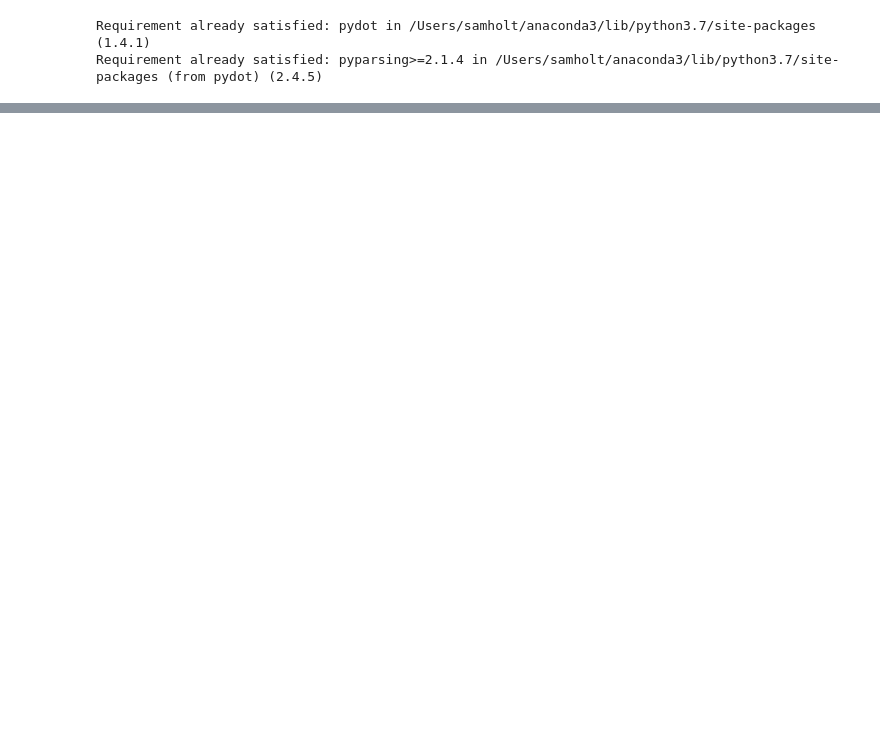
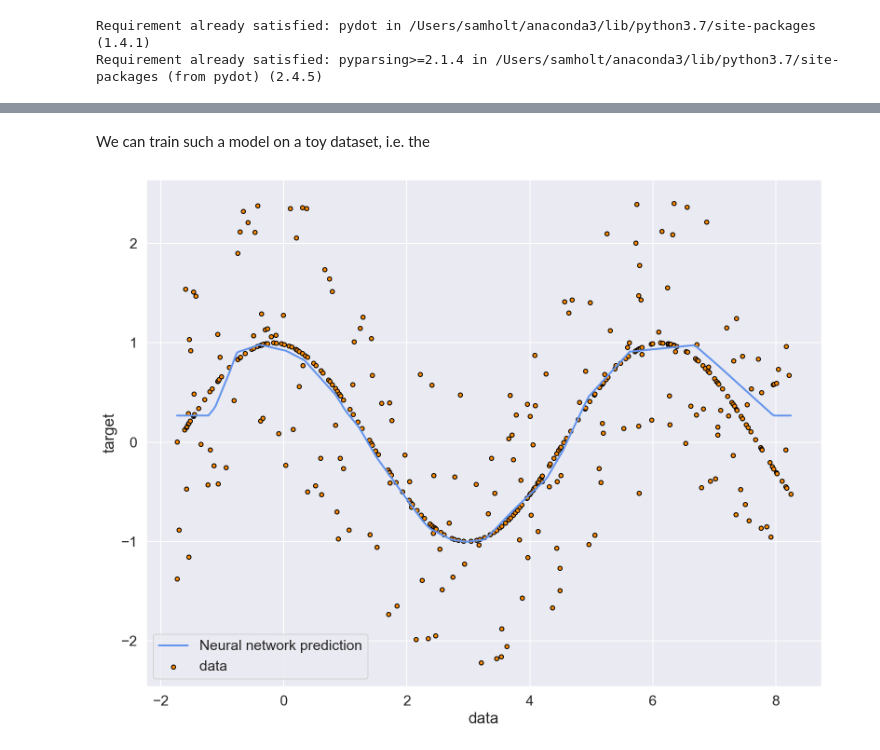
Before and after one commit to PacktPublishing/Practical-Machine-Learning-with-TensorFlow-2.0-and-Scikit-Learn, a Jupyter notebook: section_5/5-4.ipynb, the cells around one changed output, grey strips where cells are left out. Saved outputs shown, nothing was run; the diff lists cells and outputs as text; code cells hidden in the pictures; blank space fills up the shorter version.

```diff
--- a/section_5/5-4.ipynb
+++ b/section_5/5-4.ipynb
@@ -43,0 +33,58 @@ More functiona API stuff !
+# %%
+from tensorflow import keras
+
+units = 64
+
+model = keras.Sequential([
+    keras.layers.Dense(units, activation='relu', input_shape=[1]),
+    keras.layers.Dense(units, activation='relu'),
+    keras.layers.Dense(1)
+])
+# %% [markdown]
+We can train such a model on a toy dataset, i.e. the
+# %%
+from sklearn.model_selection import train_test_split
+
+# Create a dataset of a sinusoid with noise
+x_range = 10.0
+noise_for_each = 2
+rng = np.random.RandomState(1)
+X = np.sort(x_range * rng.rand(400, 1), axis=0)
+y = np.sin(X).ravel()
+y[::noise_for_each] += 3 * (0.5 - rng.rand(len(y[::noise_for_each])))
+
+# Standardise the inputs (Can help the NN with training)
+X = (X - X.mean() / X.std())
+
+X = X.astype(np.float32)
+y = y.astype(np.float32)
+X_train, X_test, y_train, y_test = train_test_split(
+    X, y, test_size=0.2, random_state=42)
+
+# Compile the regression model
+optimizer = tf.keras.optimizers.RMSprop(learning_rate=0.01)
+
+model.compile(loss='mae',
+              optimizer=optimizer,
+              metrics=['mae', 'mse'])
+
+# Train the regression model
+history = model.fit(X_train, y_train, epochs=301,
+                    verbose=0, validation_split=0.2)
+
+# Predict
+X_test = np.arange(X.min(), X.max(), 0.001)[:, np.newaxis].astype(np.float32)
+y_test = model.predict(X_test)
+
+# Plot the results
+plt.figure(figsize=(13, 10))
+plt.scatter(X, y, s=20, edgecolor="black",
+            c="darkorange", label="data")
+plt.plot(X_test, y_test, color="cornflowerblue",
+         label="Neural network prediction", linewidth=2)
+plt.xlabel("data")
+plt.ylabel("target")
+plt.legend()
+plt.show()
+# %% [output]
+[figure, added]
```
Also changed, not shown: parts of 9 cells of this notebook.
